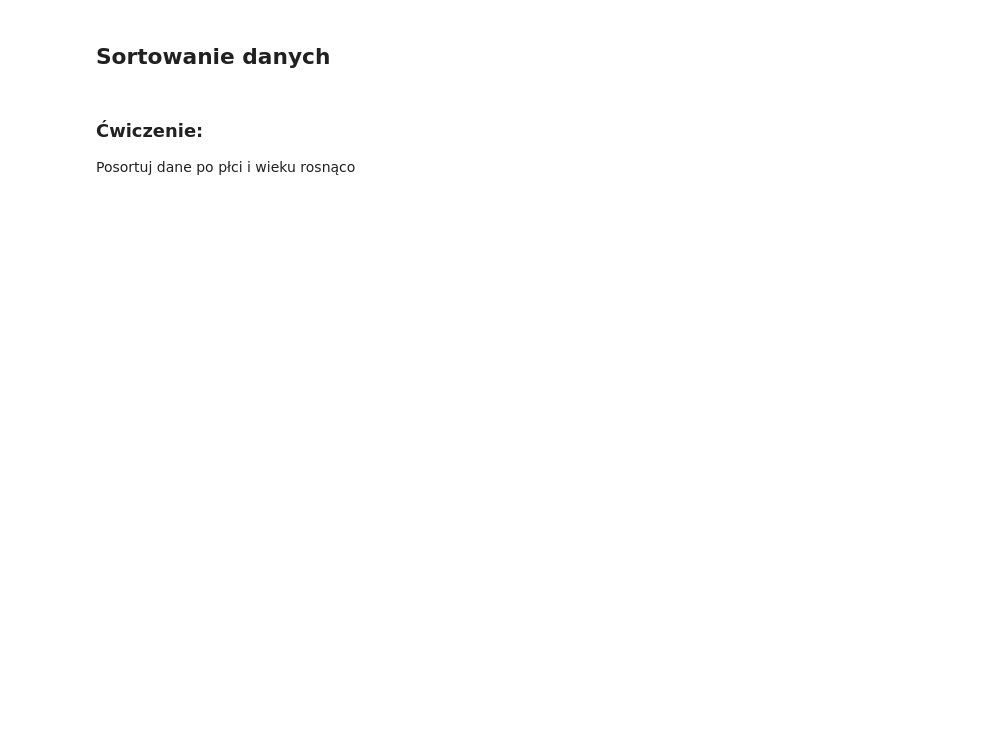
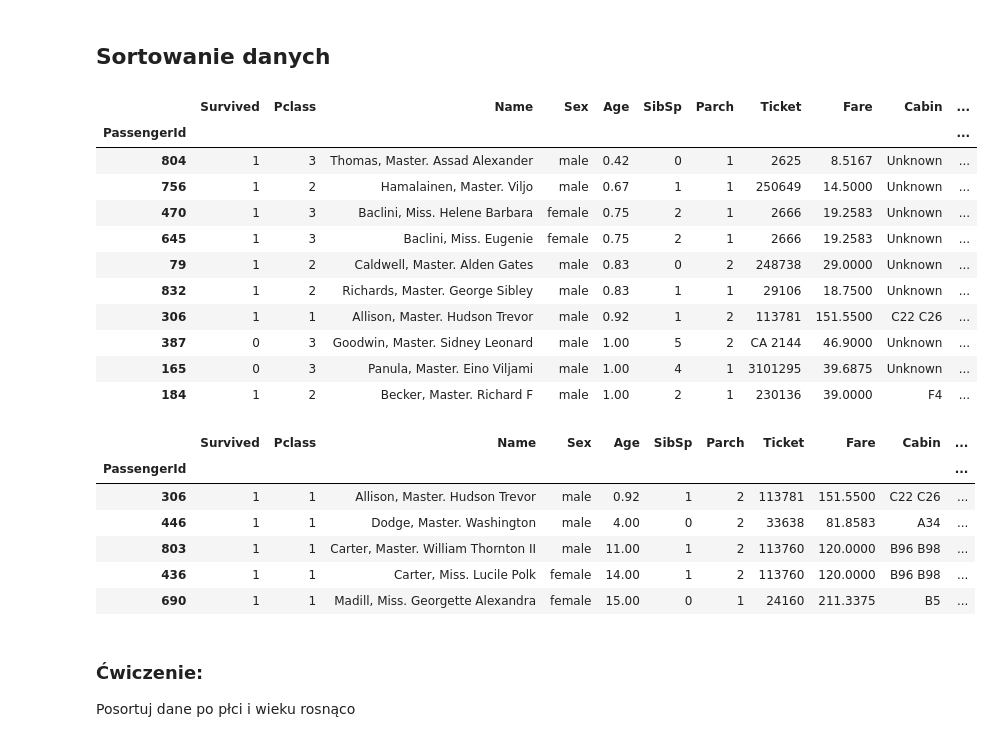
Before and after one commit to annlyd1986/labaJDA, a Jupyter notebook: codes/Laba23.ipynb, the cells around one changed output. Cells and saved outputs as stored; diff of their text form; code cells hidden in the pictures; blank space fills up the shorter version.

```diff
--- a/codes/Laba23.ipynb
+++ b/codes/Laba23.ipynb
@@ -119,11 +294,30 @@ display(df_grouped)
 # %%
 # Sortowanie po wieku i cenie biletu
 df_sorted = df.sort_values(by=["Age", "Fare"], ascending=[True, False])
-print(df_sorted.head())
+display(df_sorted.head(10))
 
-# Inne sposoby sortowania
 df_sorted_multi = df.sort_values(by=["Pclass", "Survived", "Age"], ascending=[True, False, True])
-print(df_sorted_multi.head())
+display(df_sorted_multi.head())
+# %% [output]
+|  | Survived | Pclass | Name | Sex | Age | SibSp | Parch | Ticket | Fare | Cabin | ... |
+| PassengerId |  |  |  |  |  |  |  |  |  |  | ... |
+| 804 | 1 | 3 | Thomas, Master. Assad Alexander | male | 0.42 | 0 | 1 | 2625 | 8.5167 | Unknown | ... |
+| 756 | 1 | 2 | Hamalainen, Master. Viljo | male | 0.67 | 1 | 1 | 250649 | 14.5000 | Unknown | ... |
+| 470 | 1 | 3 | Baclini, Miss. Helene Barbara | female | 0.75 | 2 | 1 | 2666 | 19.2583 | Unknown | ... |
+| 645 | 1 | 3 | Baclini, Miss. Eugenie | female | 0.75 | 2 | 1 | 2666 | 19.2583 | Unknown | ... |
+| 79 | 1 | 2 | Caldwell, Master. Alden Gates | male | 0.83 | 0 | 2 | 248738 | 29.0000 | Unknown | ... |
+| 832 | 1 | 2 | Richards, Master. George Sibley | male | 0.83 | 1 | 1 | 29106 | 18.7500 | Unknown | ... |
+| 306 | 1 | 1 | Allison, Master. Hudson Trevor | male | 0.92 | 1 | 2 | 113781 | 151.5500 | C22 C26 | ... |
+| 387 | 0 | 3 | Goodwin, Master. Sidney Leonard | male | 1.00 | 5 | 2 | CA 2144 | 46.9000 | Unknown | ... |
+| 165 | 0 | 3 | Panula, Master. Eino Viljami | male | 1.00 | 4 | 1 | 3101295 | 39.6875 | Unknown | ... |
+| 184 | 1 | 2 | Becker, Master. Richard F | male | 1.00 | 2 | 1 | 230136 | 39.0000 | F4 | ... |
+|  | Survived | Pclass | Name | Sex | Age | SibSp | Parch | Ticket | Fare | Cabin | ... |
+| PassengerId |  |  |  |  |  |  |  |  |  |  | ... |
+| 306 | 1 | 1 | Allison, Master. Hudson Trevor | male | 0.92 | 1 | 2 | 113781 | 151.5500 | C22 C26 | ... |
+| 446 | 1 | 1 | Dodge, Master. Washington | male | 4.00 | 0 | 2 | 33638 | 81.8583 | A34 | ... |
+| 803 | 1 | 1 | Carter, Master. William Thornton II | male | 11.00 | 1 | 2 | 113760 | 120.0000 | B96 B98 | ... |
+| 436 | 1 | 1 | Carter, Miss. Lucile Polk | female | 14.00 | 1 | 2 | 113760 | 120.0000 | B96 B98 | ... |
+| 690 | 1 | 1 | Madill, Miss. Georgette Alexandra | female | 15.00 | 0 | 1 | 24160 | 211.3375 | B5 | ... |
 # %% [markdown]
 ### Ćwiczenie:
 Posortuj dane po płci i wieku rosnąco
```
Also changed, not shown: parts of 11 cells of this notebook, 1 other file.
